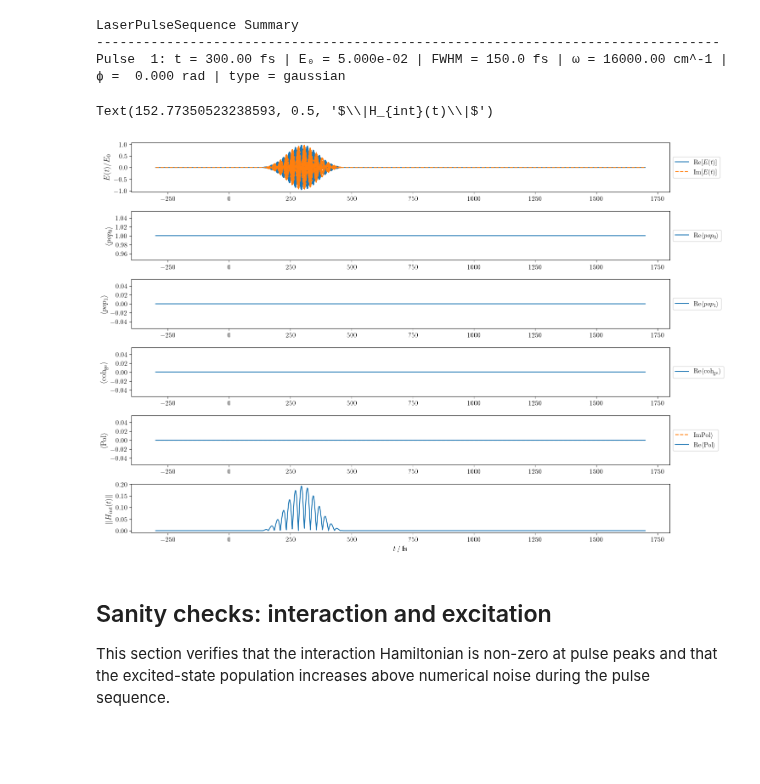
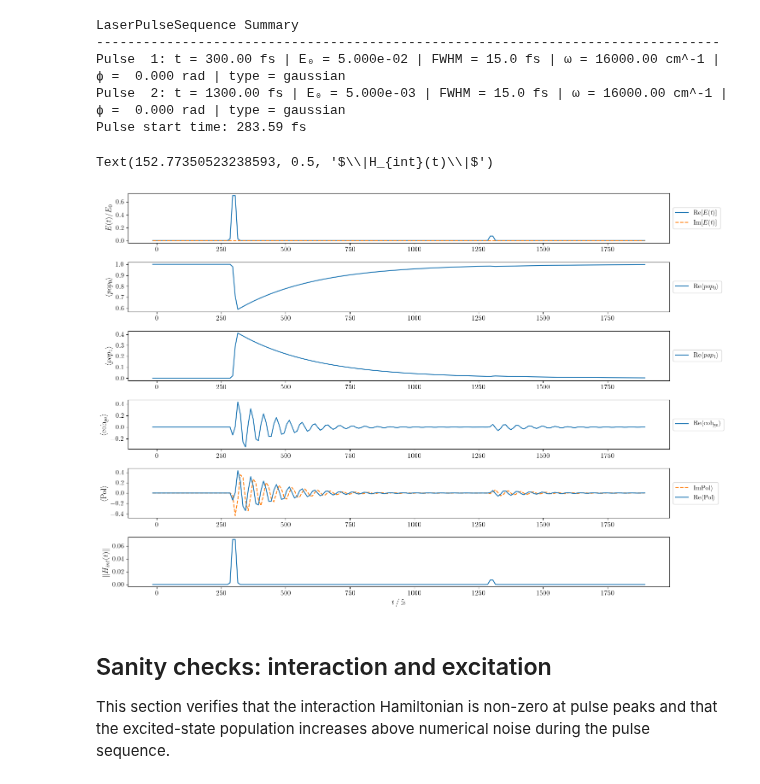
Before and after one commit to LBPhysics/2025_master_thesis_leopold_bodamer, a Jupyter notebook: code/python/notebooks/test_spectroscopy.ipynb, the cells around one changed output. Drawn from its saved outputs; the diff is of its cells as text; code cells hidden in the pictures; blank space fills up the shorter version.

Commit message:
added HARD coded jump to pulse start time -> now evolution seems fixed

```diff
--- a/code/python/notebooks/test_spectroscopy.ipynb
+++ b/code/python/notebooks/test_spectroscopy.ipynb
@@ -64,7 +98,7 @@ Pe range: 0.0 → 0.9999642992426884  (Δ = 0.9999642992426884 )
 # NOTE: To change delays
 
 # Build an explicit copy (same pulses in this case)
-sim_i = sim_with_only_pulses(sim_oqs, [1])
+sim_i = sim_with_only_pulses(sim_oqs, [1, 2])
 print(sim_i.laser)
 
 res = compute_evolution(sim_i, store_states=True)
@@ -75,35 +109,37 @@ rwa_sl = sim_i.simulation_config.rwa_sl
 
 # Compute expectation values; pass dipole in the same basis as evolution (eigenbasis)
 dipole_op_eig = sim_i.system.to_eigenbasis(sim_i.system.dipole_op)
 expectation_values = get_expect_vals_with_RWA(
     det_states,
     times,
     sim_i.system.n_atoms,
     sim_i.observable_ops,
     sim_i.laser.carrier_freq_fs,
     rwa_sl=rwa_sl,
     dipole_op=dipole_op_eig,
 )
 
 fig, axes = plt.subplots(6, 1, figsize=(15, 10))
 fig_evo = plot_example_evo(
     times,
     expectation_values,
     sim_i.laser,
     rwa_sl=rwa_sl,
     observable_strs=sim_i.observable_strs,
     ax=axes
 )
 norms_all = np.array([sim_i.H_int_sl(t).norm() for t in times])
 
 axes[-1].plot(times, norms_all)
 axes[-1].set_ylabel(r"$\|H_{int}(t)\|$")
 # %% [output]
 LaserPulseSequence Summary
 --------------------------------------------------------------------------------
-Pulse  1: t = 300.00 fs | E₀ = 5.000e-02 | FWHM = 150.0 fs | ω = 16000.00 cm^-1 | ϕ =  0.000 rad | type = gaussian
+Pulse  1: t = 300.00 fs | E₀ = 5.000e-02 | FWHM = 15.0 fs | ω = 16000.00 cm^-1 | ϕ =  0.000 rad | type = gaussian
+Pulse  2: t = 1300.00 fs | E₀ = 5.000e-03 | FWHM = 15.0 fs | ω = 16000.00 cm^-1 | ϕ =  0.000 rad | type = gaussian
+Pulse start time: 283.59 fs
 Text(152.77350523238593, 0.5, '$\\|H_{int}(t)\\|$')
-[figure, old version]
+[figure, new version]
 # %% [markdown]
 ## Sanity checks: interaction and excitation
 
```
Also changed, not shown: parts of 10 cells of this notebook, 3 other files.
